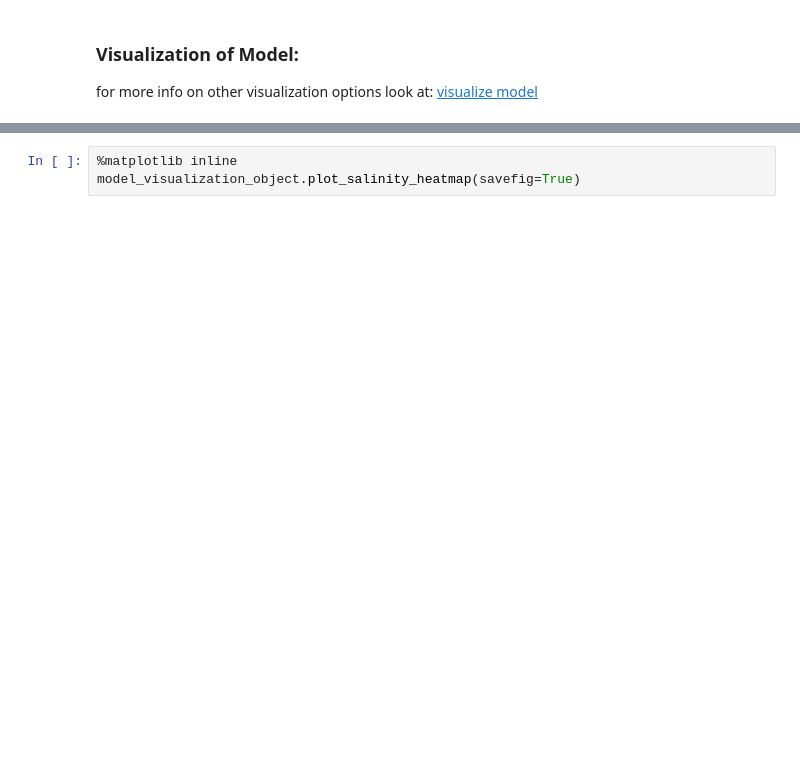
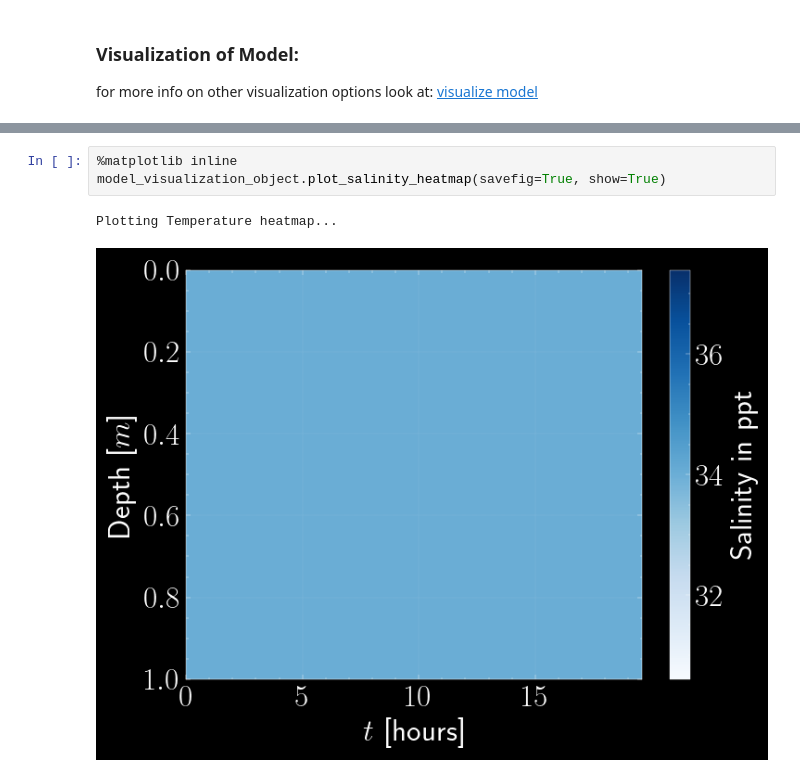
Before and after one commit to starry-phoenix/spyice-thesis, a Jupyter notebook: docs/source/quick_start/example/jupyter_run_changeICBC.ipynb, the cells around one changed output, grey strips where cells are left out. Drawn from its saved outputs; the diff is of its cells as text; blank space fills up the shorter version.

```diff
--- a/docs/source/quick_start/example/jupyter_run_changeICBC.ipynb
+++ b/docs/source/quick_start/example/jupyter_run_changeICBC.ipynb
@@ -116,3 +121,6 @@ model_visualization_object.plot_temperature_heatmap(savefig=True, export_csv=Fal
 # %%
 %matplotlib inline
-model_visualization_object.plot_salinity_heatmap(savefig=True)
+model_visualization_object.plot_salinity_heatmap(savefig=True, show=True)
+# %% [output]
+Plotting Temperature heatmap...
+[figure, added]
```
Also changed, not shown: parts of 7 cells of this notebook, 9 other files.
